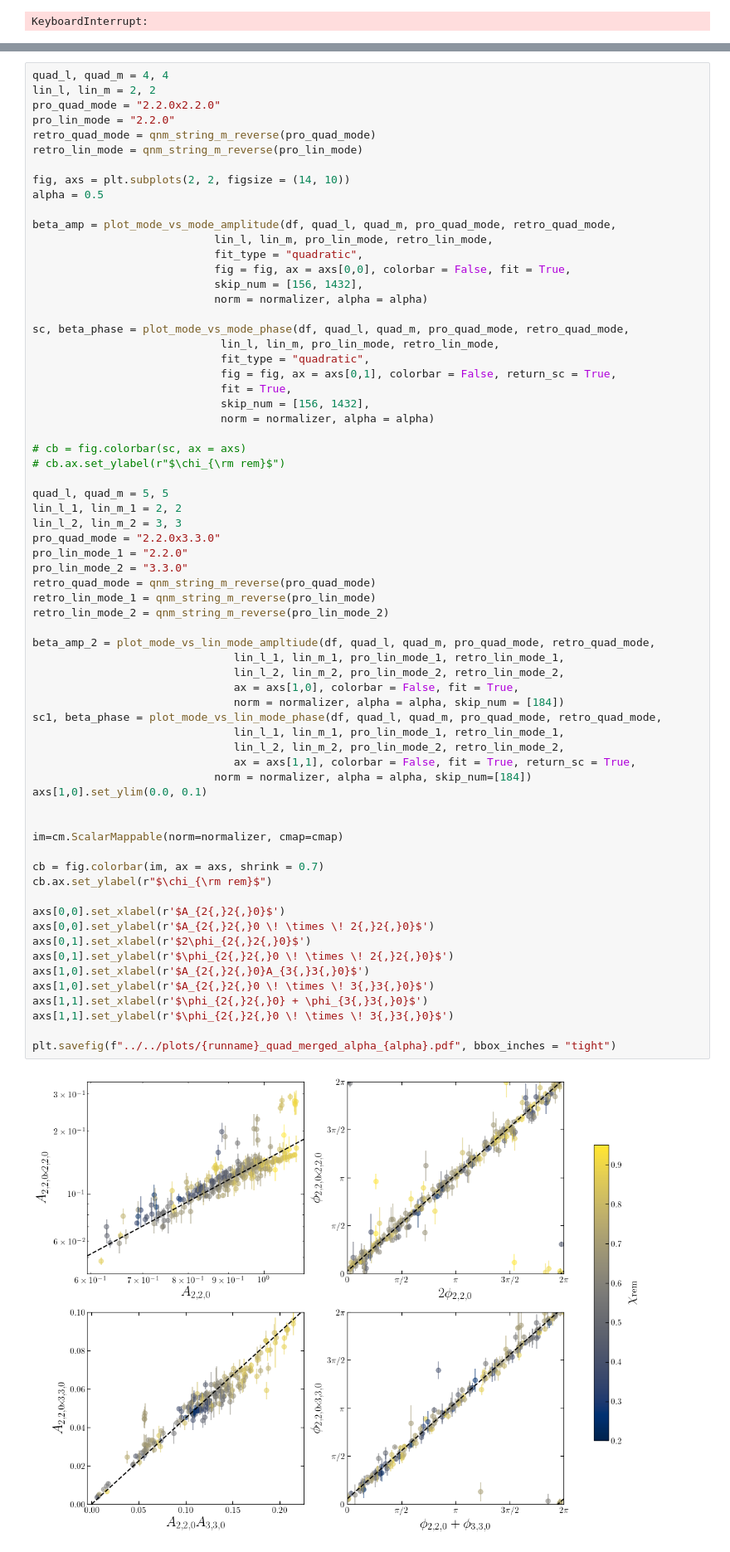
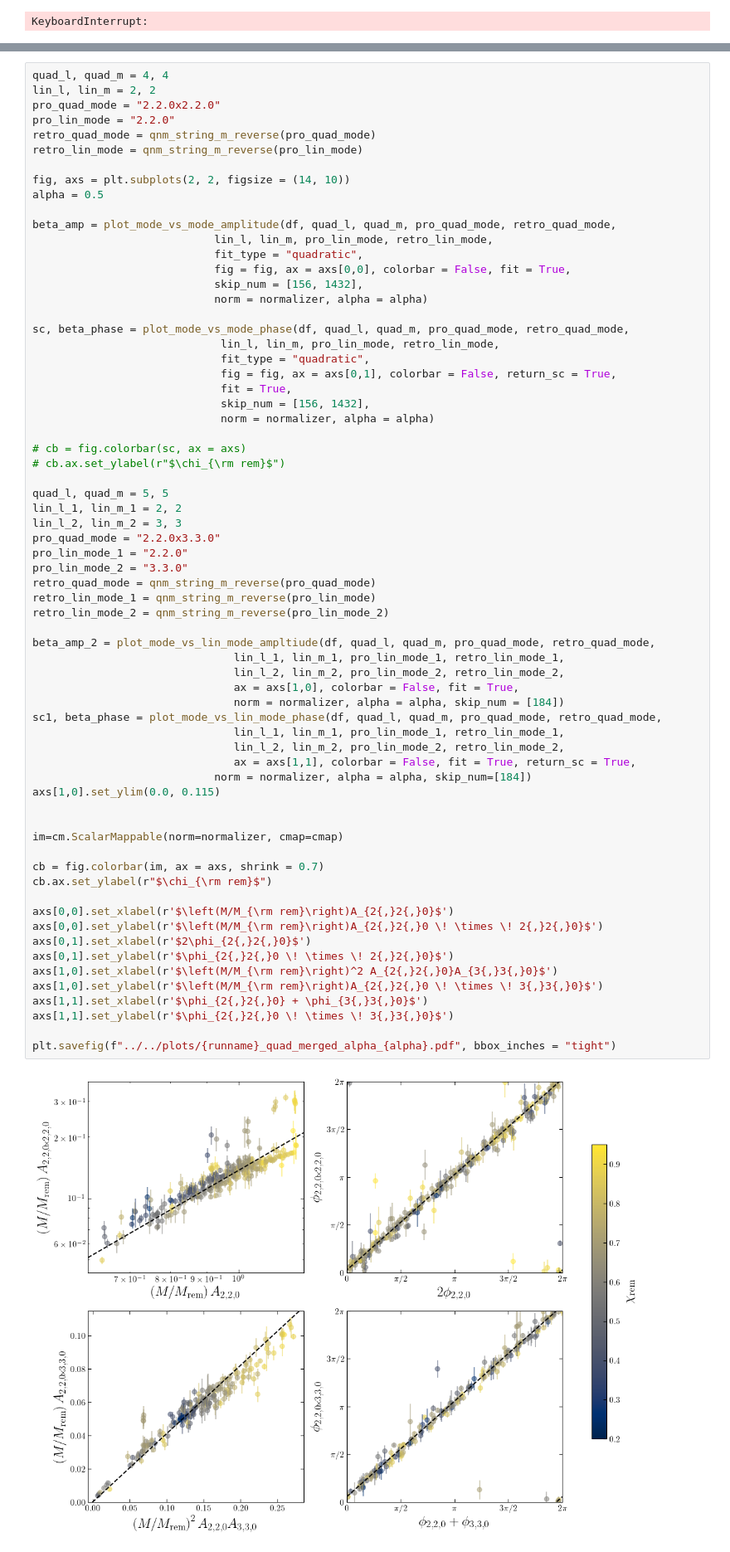
Before and after one commit to mhycheung/jaxqualin, a Jupyter notebook: notebooks/plotting/quad_fig.ipynb, the cells around one changed output, grey strips where cells are left out. Shown at 83% size. Cells and saved outputs as stored; diff of their text form.

```diff
--- a/notebooks/plotting/quad_fig.ipynb
+++ b/notebooks/plotting/quad_fig.ipynb
@@ -263,36 +259,36 @@ pro_quad_mode = "2.2.0x3.3.0"
 pro_lin_mode_1 = "2.2.0"
 pro_lin_mode_2 = "3.3.0"
 retro_quad_mode = qnm_string_m_reverse(pro_quad_mode)
 retro_lin_mode_1 = qnm_string_m_reverse(pro_lin_mode)
 retro_lin_mode_2 = qnm_string_m_reverse(pro_lin_mode_2)
 
 beta_amp_2 = plot_mode_vs_lin_mode_ampltiude(df, quad_l, quad_m, pro_quad_mode, retro_quad_mode,
                                lin_l_1, lin_m_1, pro_lin_mode_1, retro_lin_mode_1,
                                lin_l_2, lin_m_2, pro_lin_mode_2, retro_lin_mode_2,
                                ax = axs[1,0], colorbar = False, fit = True,
                                norm = normalizer, alpha = alpha, skip_num = [184])
 sc1, beta_phase = plot_mode_vs_lin_mode_phase(df, quad_l, quad_m, pro_quad_mode, retro_quad_mode,
                                lin_l_1, lin_m_1, pro_lin_mode_1, retro_lin_mode_1,
                                lin_l_2, lin_m_2, pro_lin_mode_2, retro_lin_mode_2,
                                ax = axs[1,1], colorbar = False, fit = True, return_sc = True,
                             norm = normalizer, alpha = alpha, skip_num=[184])
-axs[1,0].set_ylim(0.0, 0.1)
+axs[1,0].set_ylim(0.0, 0.115)
 
 
 im=cm.ScalarMappable(norm=normalizer, cmap=cmap)
 
 cb = fig.colorbar(im, ax = axs, shrink = 0.7)
 cb.ax.set_ylabel(r"$\chi_{\rm rem}$")
 
-axs[0,0].set_xlabel(r'$A_{2{,}2{,}0}$')
-axs[0,0].set_ylabel(r'$A_{2{,}2{,}0 \! \times \! 2{,}2{,}0}$')
+axs[0,0].set_xlabel(r'$\left(M/M_{\rm rem}\right)A_{2{,}2{,}0}$')
+axs[0,0].set_ylabel(r'$\left(M/M_{\rm rem}\right)A_{2{,}2{,}0 \! \times \! 2{,}2{,}0}$')
 axs[0,1].set_xlabel(r'$2\phi_{2{,}2{,}0}$')
 axs[0,1].set_ylabel(r'$\phi_{2{,}2{,}0 \! \times \! 2{,}2{,}0}$')
-axs[1,0].set_xlabel(r'$A_{2{,}2{,}0}A_{3{,}3{,}0}$')
-axs[1,0].set_ylabel(r'$A_{2{,}2{,}0 \! \times \! 3{,}3{,}0}$')
+axs[1,0].set_xlabel(r'$\left(M/M_{\rm rem}\right)^2 A_{2{,}2{,}0}A_{3{,}3{,}0}$')
+axs[1,0].set_ylabel(r'$\left(M/M_{\rm rem}\right)A_{2{,}2{,}0 \! \times \! 3{,}3{,}0}$')
 axs[1,1].set_xlabel(r'$\phi_{2{,}2{,}0} + \phi_{3{,}3{,}0}$')
 axs[1,1].set_ylabel(r'$\phi_{2{,}2{,}0 \! \times \! 3{,}3{,}0}$')
 
 plt.savefig(f"../../plots/{runname}_quad_merged_alpha_{alpha}.pdf", bbox_inches = "tight")
 # %% [output]
-[figure, old version]
+[figure, new version]
```
Also changed, not shown: parts of 7 cells of this notebook.
